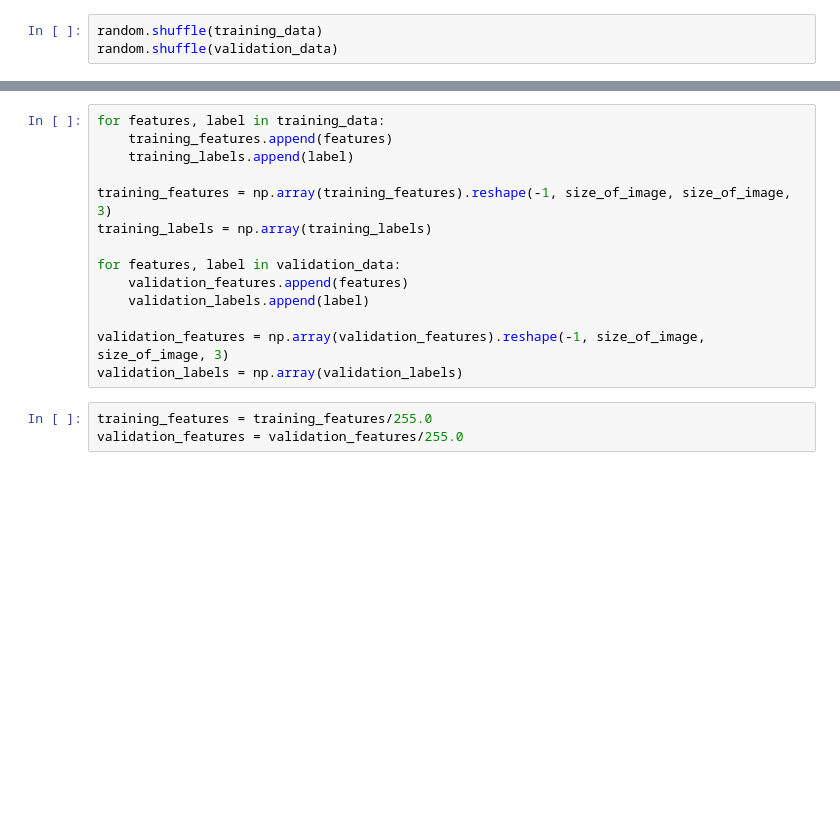
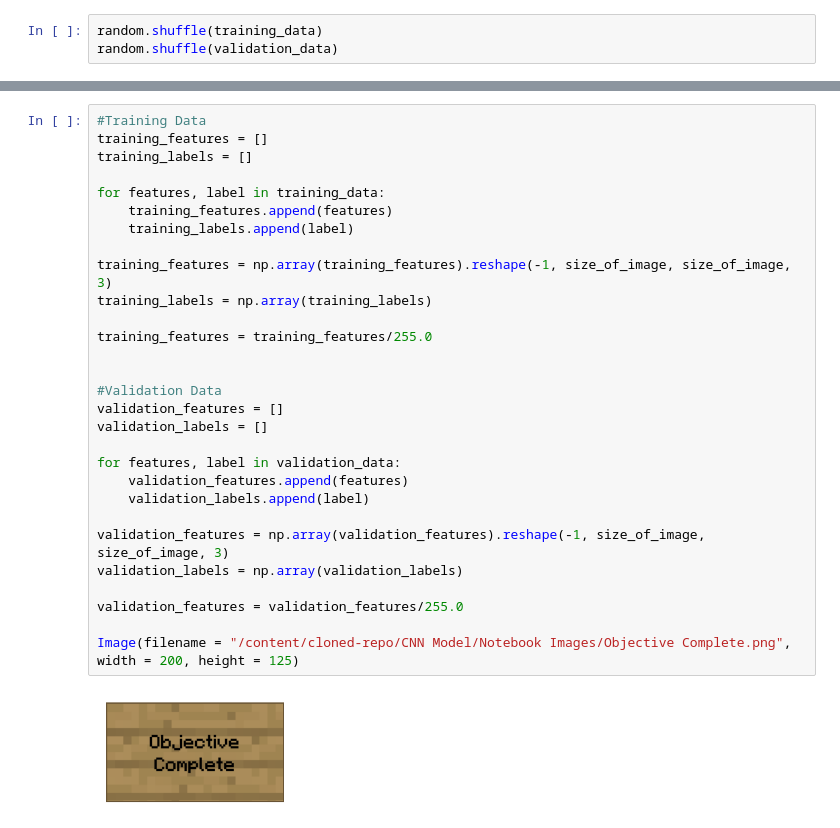
Before and after one commit to rmcgrory2000/ML4Kids, a Jupyter notebook: CNN Model/Minecraft CNN.ipynb, the cells around one changed output, grey strips where cells are left out. Saved outputs shown, nothing was run; the diff lists cells and outputs as text; blank space fills up the shorter version.

```diff
--- a/CNN Model/Minecraft CNN.ipynb
+++ b/CNN Model/Minecraft CNN.ipynb
@@ -122,17 +290,31 @@ validation_labels = []
 # %%
+#Training Data
+training_features = []
+training_labels = []
+
 for features, label in training_data:
     training_features.append(features)
     training_labels.append(label)
 
 training_features = np.array(training_features).reshape(-1, size_of_image, size_of_image, 3)
 training_labels = np.array(training_labels)
 
+training_features = training_features/255.0
+
+
+#Validation Data
+validation_features = []
+validation_labels = []
+
 for features, label in validation_data:
     validation_features.append(features)
     validation_labels.append(label)
 
 validation_features = np.array(validation_features).reshape(-1, size_of_image, size_of_image, 3)
 validation_labels = np.array(validation_labels)
+
+validation_features = validation_features/255.0
+
+Image(filename = "/content/cloned-repo/CNN Model/Notebook Images/Objective Complete.png", width = 200, height = 125)
+# %% [output]
+[figure, added]
-# %%
-training_features = training_features/255.0
-validation_features = validation_features/255.0
```
Also changed, not shown: parts of 82 cells of this notebook.
